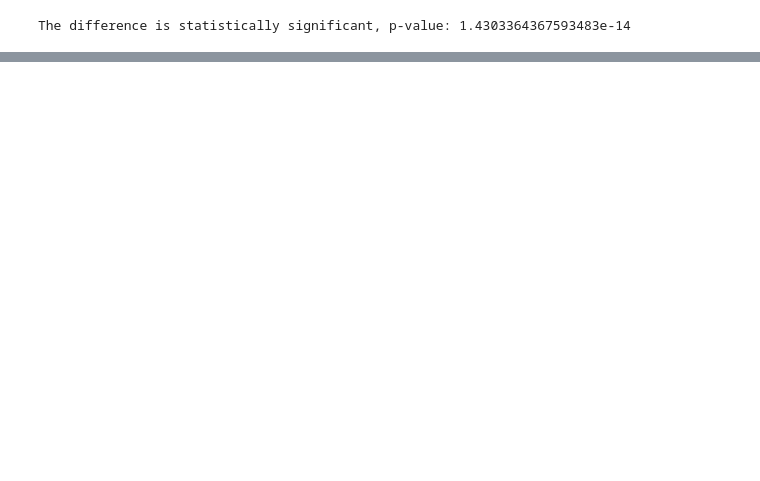
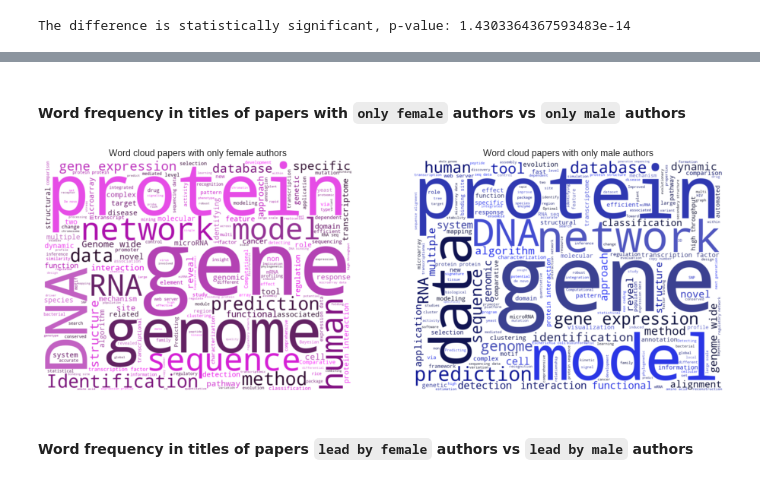
Before and after one commit to social-link-analytics-group-bsc/gender_bioinfo, a Jupyter notebook: analysis/gender_bias_analysis.ipynb, the cells around one changed output, grey strips where cells are left out. Drawn from its saved outputs; the diff is of its cells as text; code cells hidden in the pictures; blank space fills up the shorter version.

```diff
--- a/analysis/gender_bias_analysis.ipynb
+++ b/analysis/gender_bias_analysis.ipynb
@@ -1115,0 +1225,6 @@ The difference is statistically significant, p-value: 1.4303364367593483e-14
+# %%
+# Color functions
+def blue_color_func(word, font_size, position, orientation, random_state=None, **kwargs):
+    return "hsl(236, {}%, {}%)".format(random.randint(40, 100), random.randint(10, 60))
+def pink_color_func(word, font_size, position, orientation, random_state=None, **kwargs):
+    return "hsl(300, {}%, {}%)".format(random.randint(40, 100), random.randint(10, 60))
@@ -1115,0 +1264,35 @@ The difference is statistically significant, p-value: 1.4303364367593483e-14
+# %% [markdown]
+#### Word frequency in titles of papers with `only female` authors vs `only male` authors
+# %%
+titles_of = papers[papers['title'].isin(papers_gender_dist[papers_gender_dist['only_female']==1].index.values)]\
+                  [['title']]
+titles_om = papers[papers['title'].isin(papers_gender_dist[papers_gender_dist['only_male']==1].index.values)]\
+                  [['title']]
+# %%
+# concatenate titles
+all_titles_of = " ".join(title for title in titles_of.title)
+all_titles_om = " ".join(title for title in titles_om.title)
+# %%
+# generate a word cloud image
+wordcloud_of = WordCloud(stopwords=stopwords, background_color="white", width=1024, height=768).\
+                    generate(all_titles_of)
+wordcloud_om = WordCloud(stopwords=stopwords, background_color="white", width=1024, height=768).\
+                    generate(all_titles_om)
+# %%
+fig = plt.figure(1, figsize=(16, 12))
+# prepare word cloud
+plt.subplot(1, 2, 1)
+plt.imshow(wordcloud_of.recolor(color_func=pink_color_func, random_state=3), interpolation='bilinear')
+plt.axis("off")
+plt.title('Word cloud papers with only female authors')
+# prepare word cloud
+plt.subplot(1, 2, 2)
+plt.imshow(wordcloud_om.recolor(color_func=blue_color_func, random_state=3), interpolation='bilinear')
+plt.axis("off")
+plt.title('Word cloud papers with only male authors')
+# show word clouds
+plt.show()
+# %% [output]
+[figure, added]
+# %% [markdown]
+#### Word frequency in titles of papers `lead by female` authors vs `lead by male` authors
```
Also changed, not shown: parts of 36 cells of this notebook.
